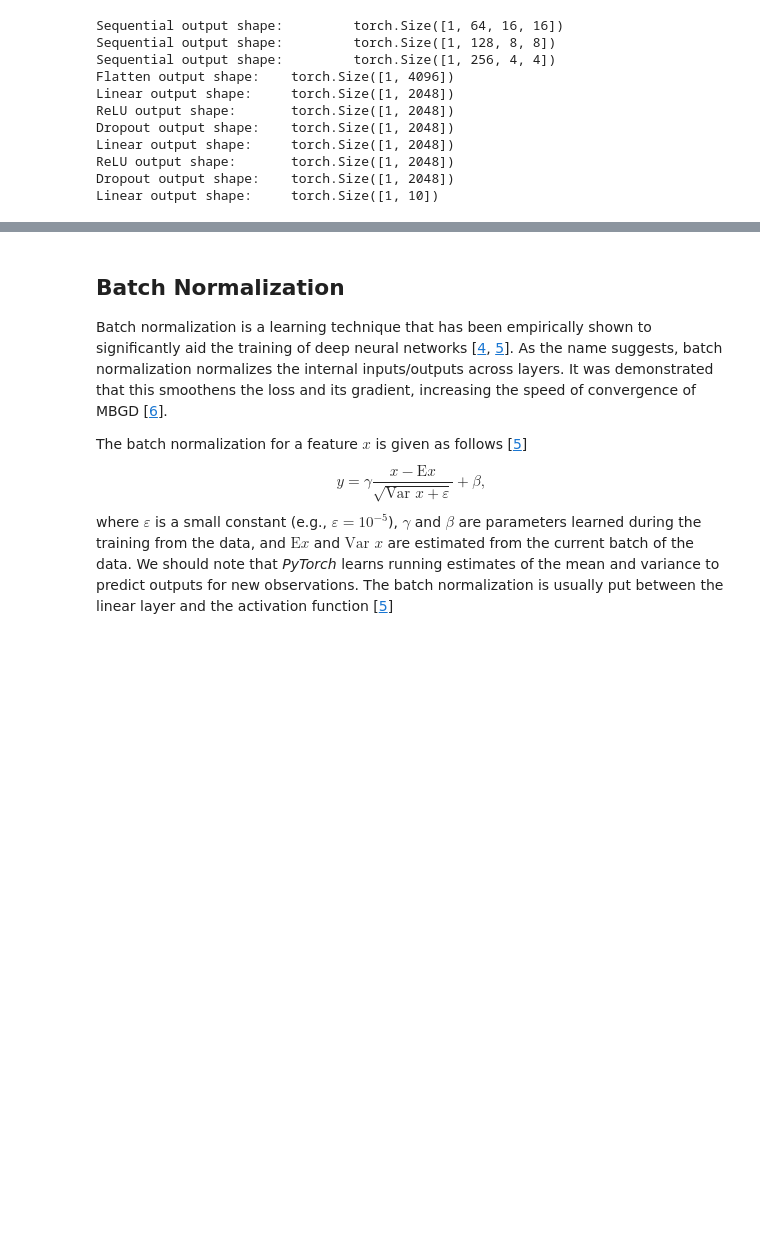
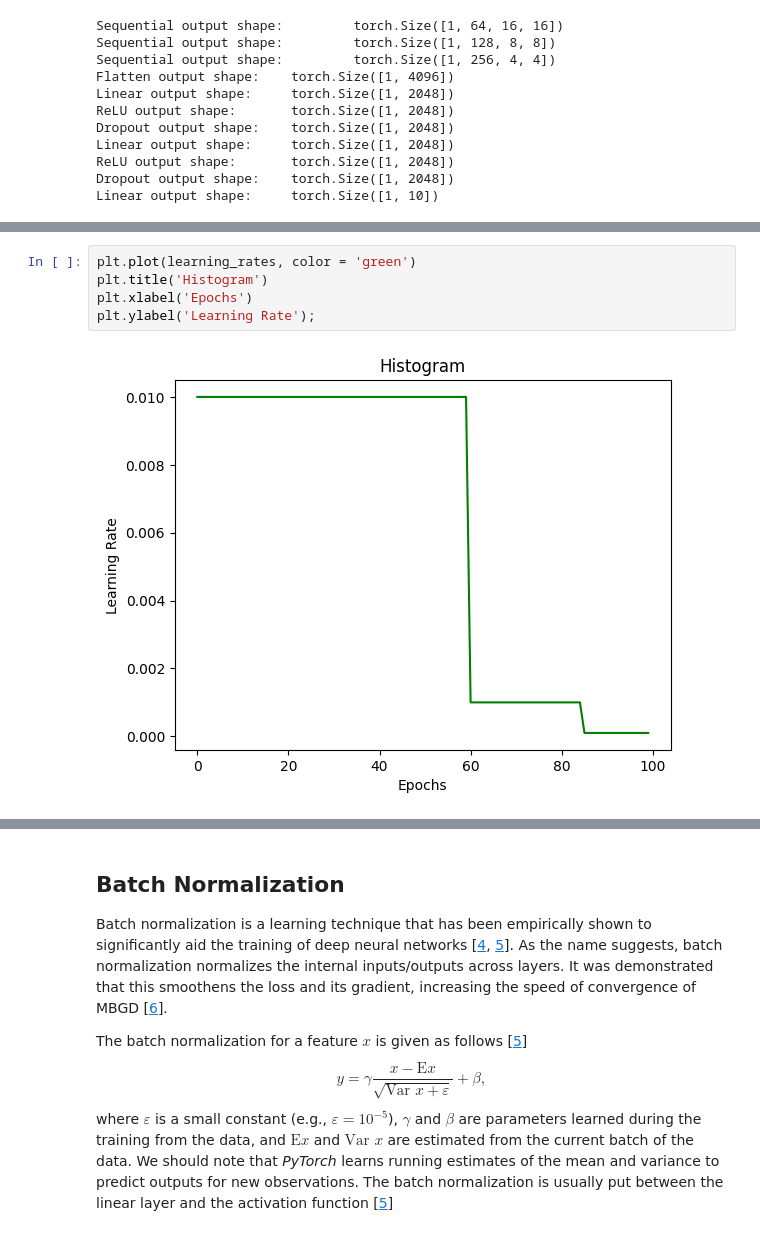
Before and after one commit to fejlek/Nine-Circles-ML1, a Jupyter notebook: 4 Fourth Circle - Neural Networks/Fourth_circle_neural_2c_vggnet.ipynb, the cells around one changed output, grey strips where cells are left out. Cells and saved outputs as stored; diff of their text form; blank space fills up the shorter version.

```diff
--- a/4 Fourth Circle - Neural Networks/Fourth_circle_neural_2c_vggnet.ipynb
+++ b/4 Fourth Circle - Neural Networks/Fourth_circle_neural_2c_vggnet.ipynb
@@ -618,3 +612,10 @@ plt.ylabel('Accuracy');
+# %%
+plt.plot(learning_rates, color = 'green')
+plt.title('Histogram')
+plt.xlabel('Epochs')
+plt.ylabel('Learning Rate');
+# %% [output]
+[figure, added]
 # %%
 accu_epochs_train[49]
 # %% [output]
```
Also changed, not shown: parts of 41 cells of this notebook, 10 other files.
